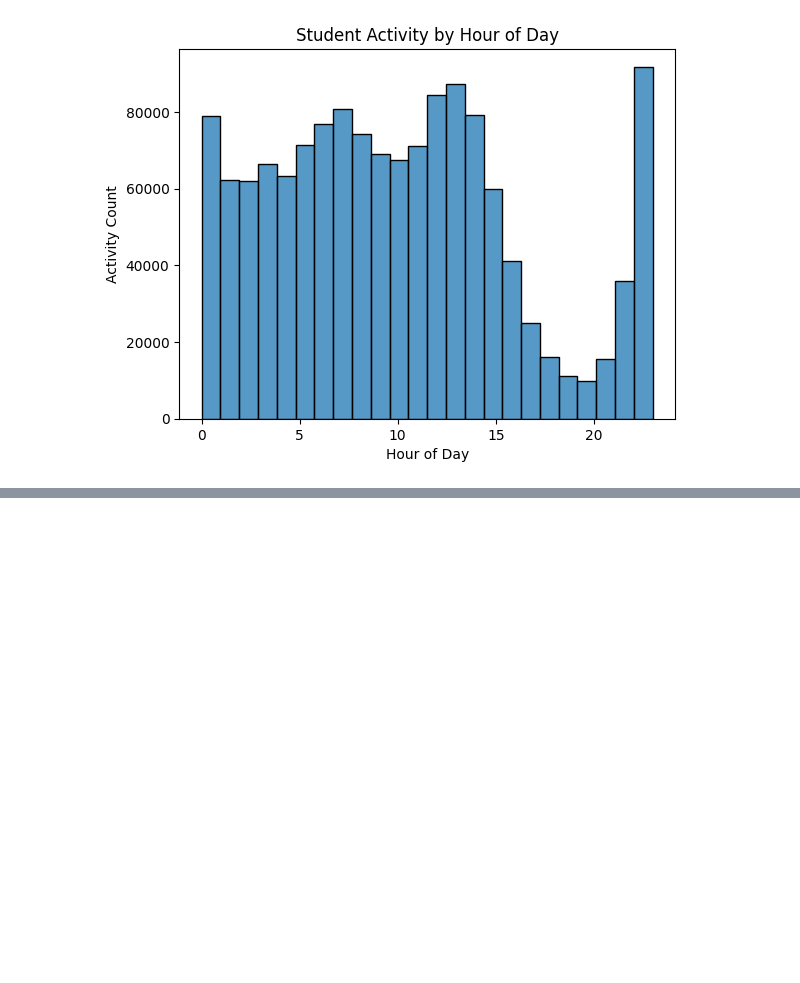
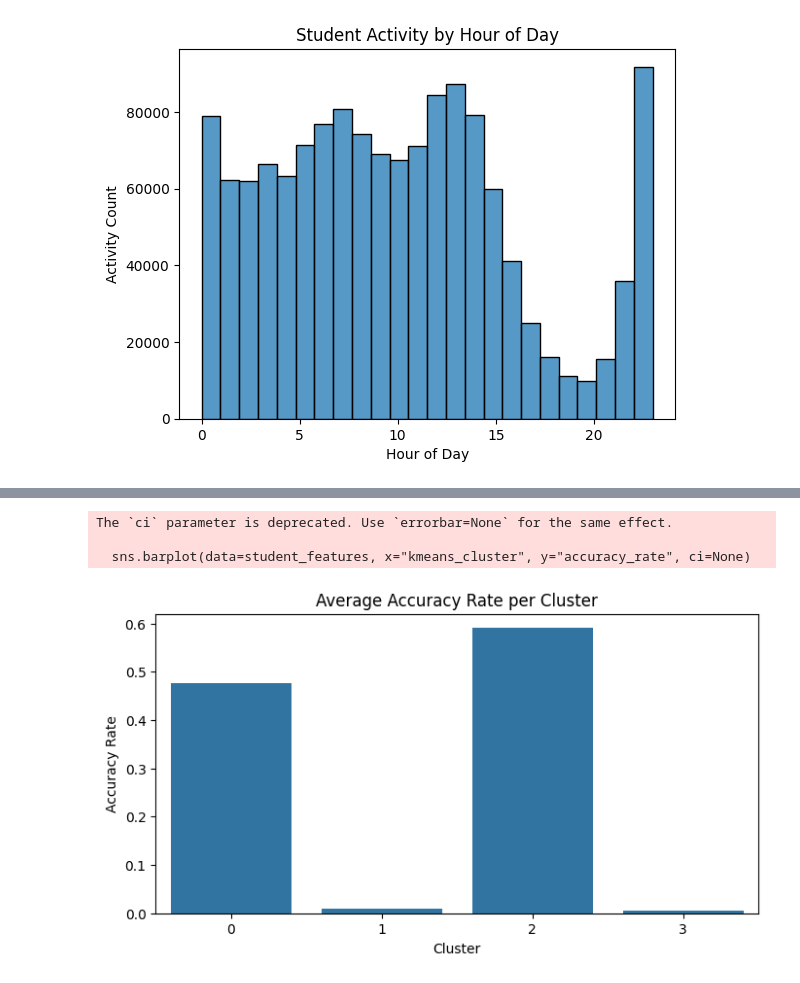
Before and after one commit to MoStrick/CapstoneProject_LearningPatterns, a Jupyter notebook: EDA.ipynb, the cells around one changed output, grey strips where cells are left out. Drawn from its saved outputs; the diff is of its cells as text; code cells hidden in the pictures; blank space fills up the shorter version.

```diff
--- a/EDA.ipynb
+++ b/EDA.ipynb
@@ -94,0 +192,13 @@ plt.show()
+# %%
+# 1. Average accuracy per cluster
+plt.figure(figsize=(8, 4))
+sns.barplot(data=student_features, x="kmeans_cluster", y="accuracy_rate", ci=None)
+plt.title("Average Accuracy Rate per Cluster")
+plt.xlabel("Cluster")
+plt.ylabel("Accuracy Rate")
+plt.show()
+# %% [output]
+The `ci` parameter is deprecated. Use `errorbar=None` for the same effect.
+
+  sns.barplot(data=student_features, x="kmeans_cluster", y="accuracy_rate", ci=None)
+[figure, added]
```
Also changed, not shown: parts of 11 cells of this notebook, 1 other file.
